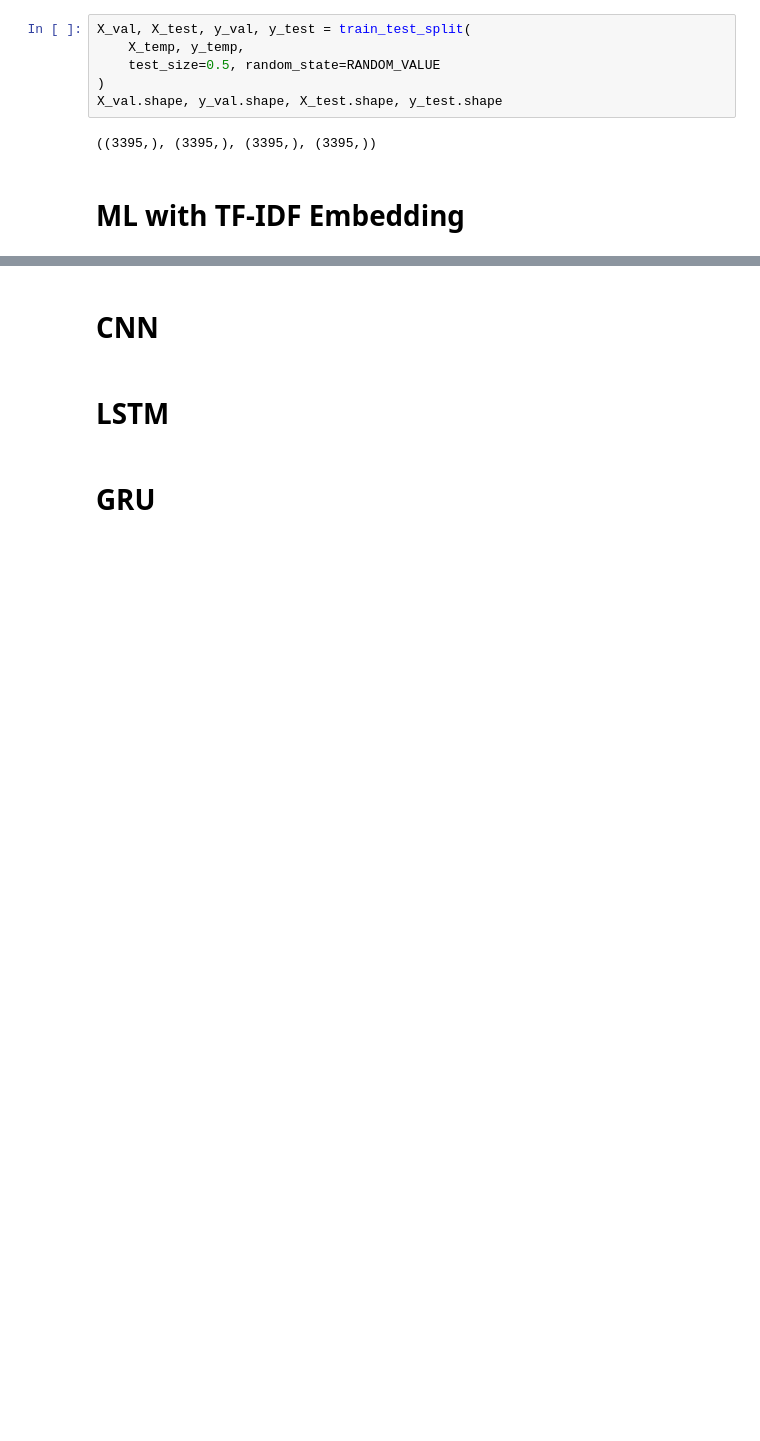
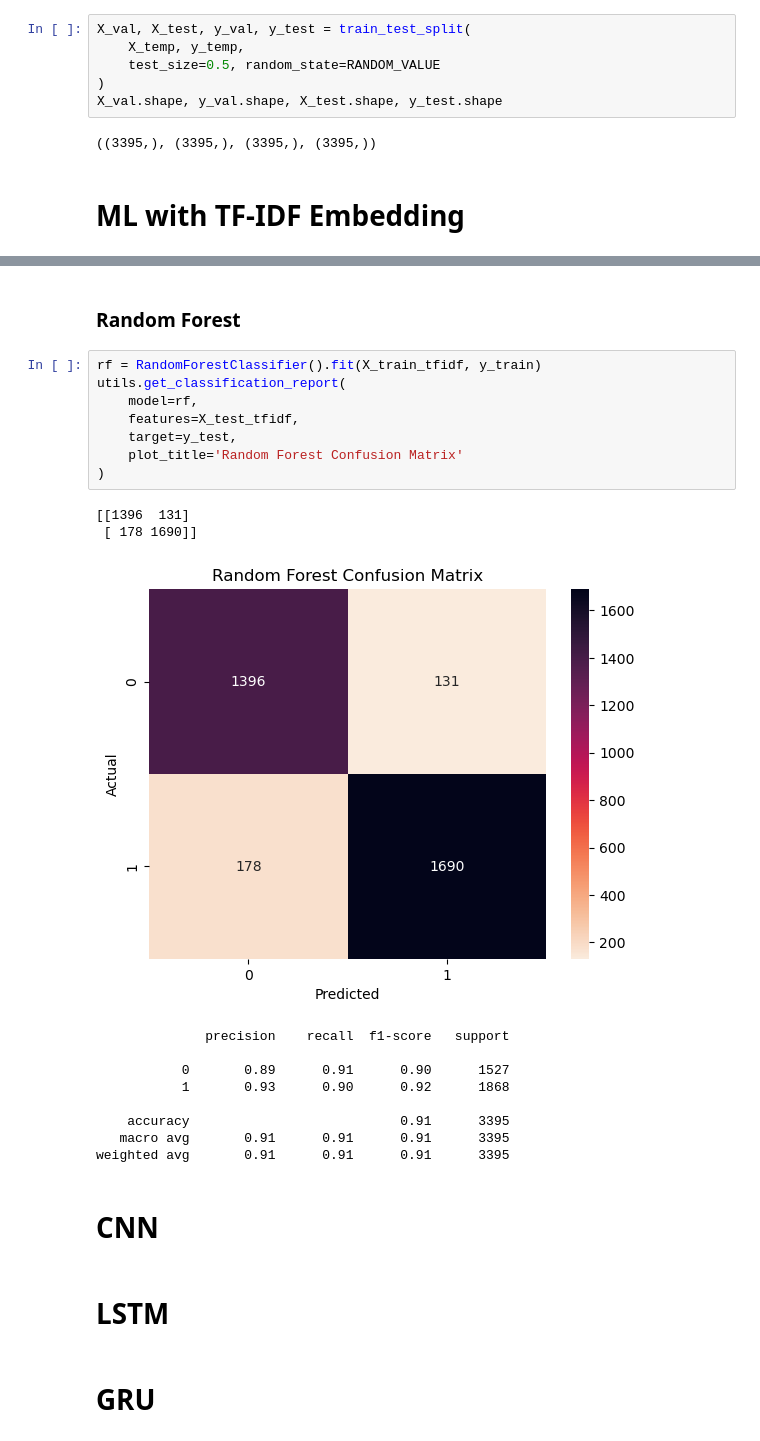
Before and after one commit to Yichen-Z/cis583_project, a Jupyter notebook: DeepLearningAlgo.ipynb, the cells around one changed output, grey strips where cells are left out. Saved outputs shown, nothing was run; the diff lists cells and outputs as text; blank space fills up the shorter version.

```diff
--- a/DeepLearningAlgo.ipynb
+++ b/DeepLearningAlgo.ipynb
@@ -149,3 +222,25 @@ X_val.shape, y_val.shape, X_test.shape, y_test.shape
+# %% [markdown]
+### Random Forest
+# %%
+rf = RandomForestClassifier().fit(X_train_tfidf, y_train)
+utils.get_classification_report(
+    model=rf,
+    features=X_test_tfidf,
+    target=y_test,
+    plot_title='Random Forest Confusion Matrix'
+)
+# %% [output]
+[[1396  131]
+ [ 178 1690]]
+[figure, added]
+              precision    recall  f1-score   support
+
+           0       0.89      0.91      0.90      1527
+           1       0.93      0.90      0.92      1868
+
+    accuracy                           0.91      3395
+   macro avg       0.91      0.91      0.91      3395
+weighted avg       0.91      0.91      0.91      3395
 # %% [markdown]
 # CNN
 # %% [markdown]
```
Also changed, not shown: parts of 11 cells of this notebook.
